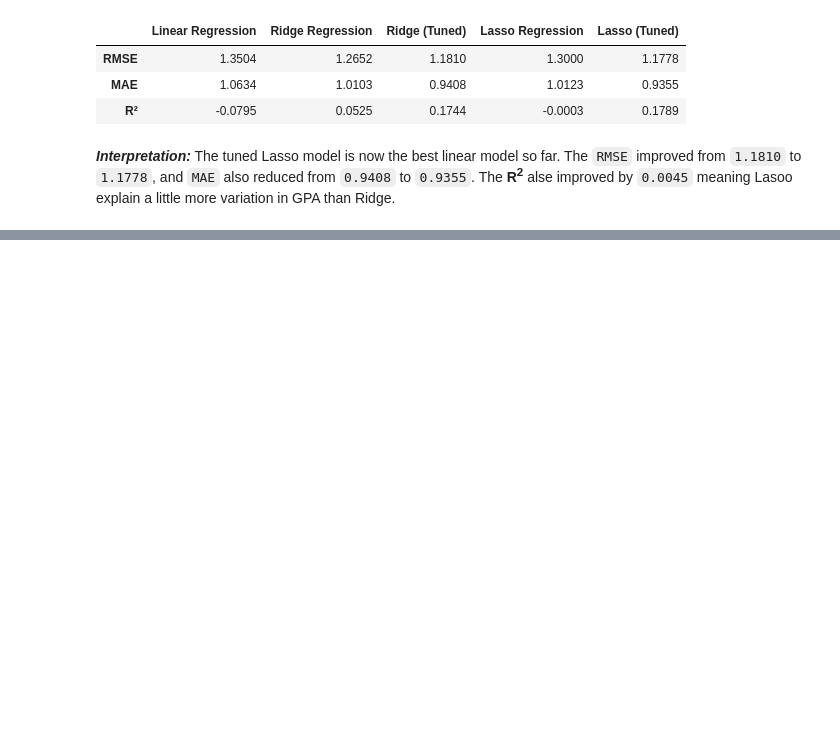
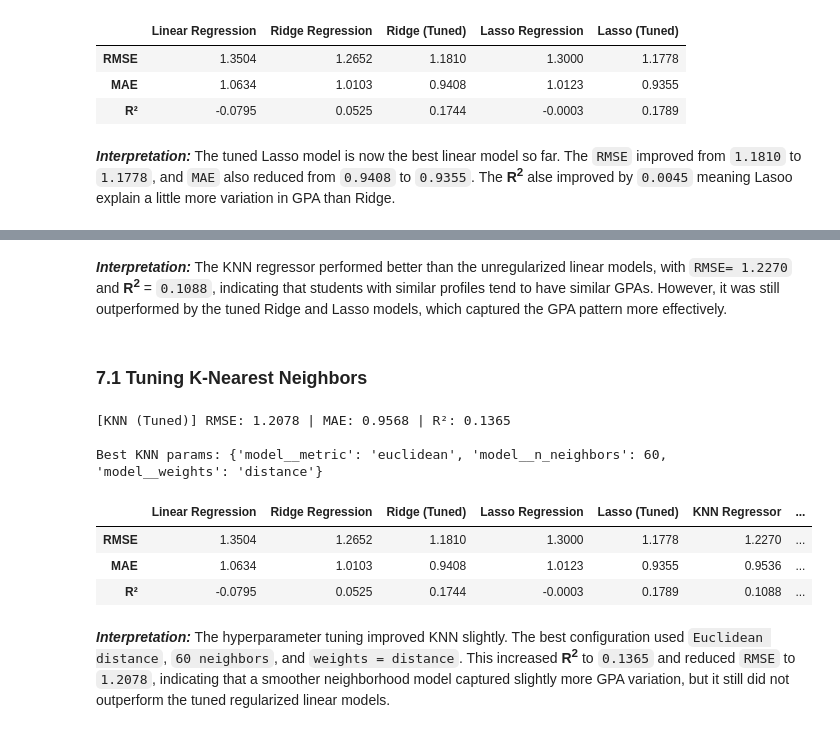
Before and after one commit to weslylaboy/student-outcome-predictor, a Jupyter notebook: notebooks/04_regression_model.ipynb, the cells around one changed output, grey strips where cells are left out. Cells and saved outputs as stored; diff of their text form; code cells hidden in the pictures; blank space fills up the shorter version.

Commit message:
Adds KNN regressor to predict gpa

```diff
--- a/notebooks/04_regression_model.ipynb
+++ b/notebooks/04_regression_model.ipynb
@@ -485,0 +525,12 @@ pd.DataFrame(results)
+# %%
+
+knn_pipe = Pipeline([
+    ('preprocessor', preprocessor),
+    ('model', KNeighborsRegressor())
+])
+
+knn_model = knn_pipe.fit(X_train, y_train)
+
+y_pred_knn = evaluate_regression_model('KNN Regressor', knn_model, X_test, y_test, results)
+
+pd.DataFrame(results)
@@ -485,0 +543,38 @@ pd.DataFrame(results)
+# %% [markdown]
+***Interpretation:*** The KNN regressor performed better than the unregularized linear models, with `RMSE= 1.2270` and **R<sup>2</sup>** = `0.1088`, indicating that students with similar profiles tend to have  similar GPAs. However, it was still outperformed by the tuned Ridge and Lasso models, which captured the GPA pattern more effectively.
+# %% [markdown]
+### 7.1 Tuning K-Nearest Neighbors
+# %%
+knn_param_grid = {
+    'model__n_neighbors': [3, 5, 7, 10, 15, 20, 25, 40, 50, 60, 70, 90, 100],
+    'model__weights': ['uniform', 'distance'],
+    'model__metric': ['euclidean', 'manhattan']
+}
+
+knn_grid = GridSearchCV(
+    knn_pipe,
+    param_grid=knn_param_grid,
+    scoring='neg_root_mean_squared_error',
+    cv=5,
+    n_jobs=-1
+)
+
+knn_grid.fit(X_train, y_train)
+
+knn_best_model = knn_grid.best_estimator_
+
+y_pred_knn_best =  evaluate_regression_model('KNN (Tuned)', knn_best_model, X_test, y_test, results)
+
+print(f"\nBest KNN params: {knn_grid.best_params_}")
+
+pd.DataFrame(results)
+# %% [output]
+[KNN (Tuned)] RMSE: 1.2078 | MAE: 0.9568 | R²: 0.1365
+
+Best KNN params: {'model__metric': 'euclidean', 'model__n_neighbors': 60, 'model__weights': 'distance'}
+|  | Linear Regression | Ridge Regression | Ridge (Tuned) | Lasso Regression | Lasso (Tuned) | KNN Regressor | ... |
+| RMSE | 1.3504 | 1.2652 | 1.1810 | 1.3000 | 1.1778 | 1.2270 | ... |
+| MAE | 1.0634 | 1.0103 | 0.9408 | 1.0123 | 0.9355 | 0.9536 | ... |
+| R² | -0.0795 | 0.0525 | 0.1744 | -0.0003 | 0.1789 | 0.1088 | ... |
+# %% [markdown]
+***Interpretation:***  The hyperparameter tuning improved KNN slightly. The best configuration used `Euclidean distance`, `60 neighbors`, and  `weights = distance`. This increased **R<sup>2</sup>** to `0.1365` and reduced `RMSE` to `1.2078`, indicating that a smoother neighborhood model captured slightly more GPA variation, but it still did not outperform the tuned regularized linear models.
```
Also changed, not shown: parts of 6 cells of this notebook.
